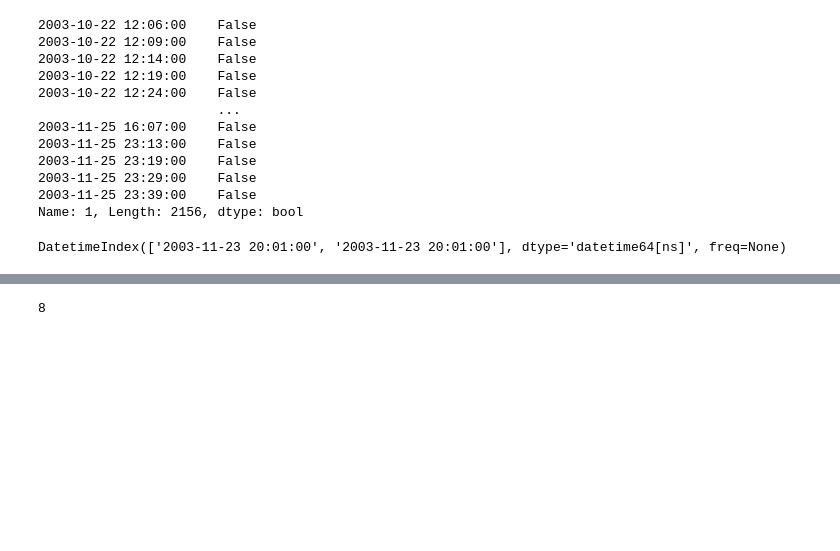
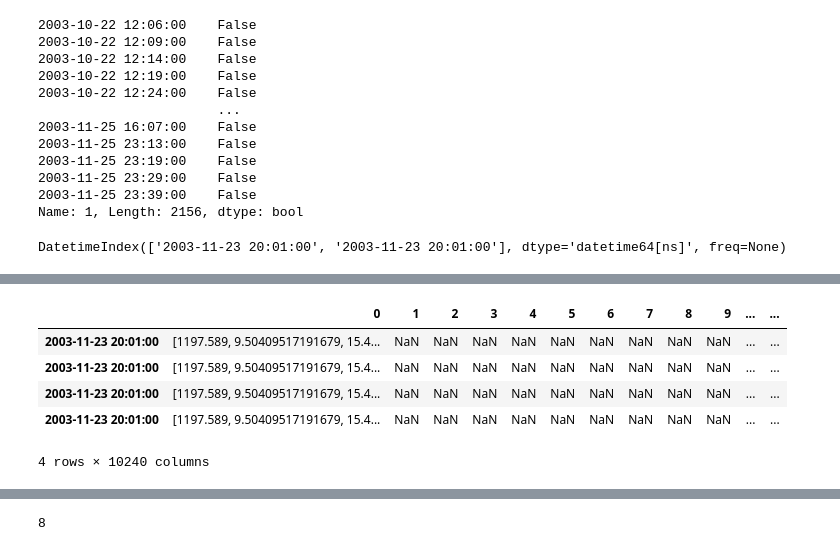
Before and after one commit to KainaK0/mia, a Jupyter notebook: MIA-104_Machine_Learning/EF_01/data_preprocessing.ipynb, the cells around one changed output, grey strips where cells are left out. Cells and saved outputs as stored; diff of their text form; code cells hidden in the pictures; blank space fills up the shorter version.

```diff
--- a/MIA-104_Machine_Learning/EF_01/data_preprocessing.ipynb
+++ b/MIA-104_Machine_Learning/EF_01/data_preprocessing.ipynb
@@ -308,3 +310,12 @@ tests[0][0][1][]
+# %%
+tests[0][0][2].loc[tests[0][0][2].loc[tests[0][1][2].isna()[1],:][0].index,:]
+# %% [output]
+|  | 0 | 1 | 2 | 3 | 4 | 5 | 6 | 7 | 8 | 9 | ... | ... |
+| 2003-11-23 20:01:00 | [1197.589, 9.50409517191679, 15.4... | NaN | NaN | NaN | NaN | NaN | NaN | NaN | NaN | NaN | ... | ... |
+| 2003-11-23 20:01:00 | [1197.589, 9.50409517191679, 15.4... | NaN | NaN | NaN | NaN | NaN | NaN | NaN | NaN | NaN | ... | ... |
+| 2003-11-23 20:01:00 | [1197.589, 9.50409517191679, 15.4... | NaN | NaN | NaN | NaN | NaN | NaN | NaN | NaN | NaN | ... | ... |
+| 2003-11-23 20:01:00 | [1197.589, 9.50409517191679, 15.4... | NaN | NaN | NaN | NaN | NaN | NaN | NaN | NaN | NaN | ... | ... |
+4 rows × 10240 columns
 # %%
 # test = 2
 # for bearing in bearings:
```
Also changed, not shown: parts of 15 cells of this notebook.
